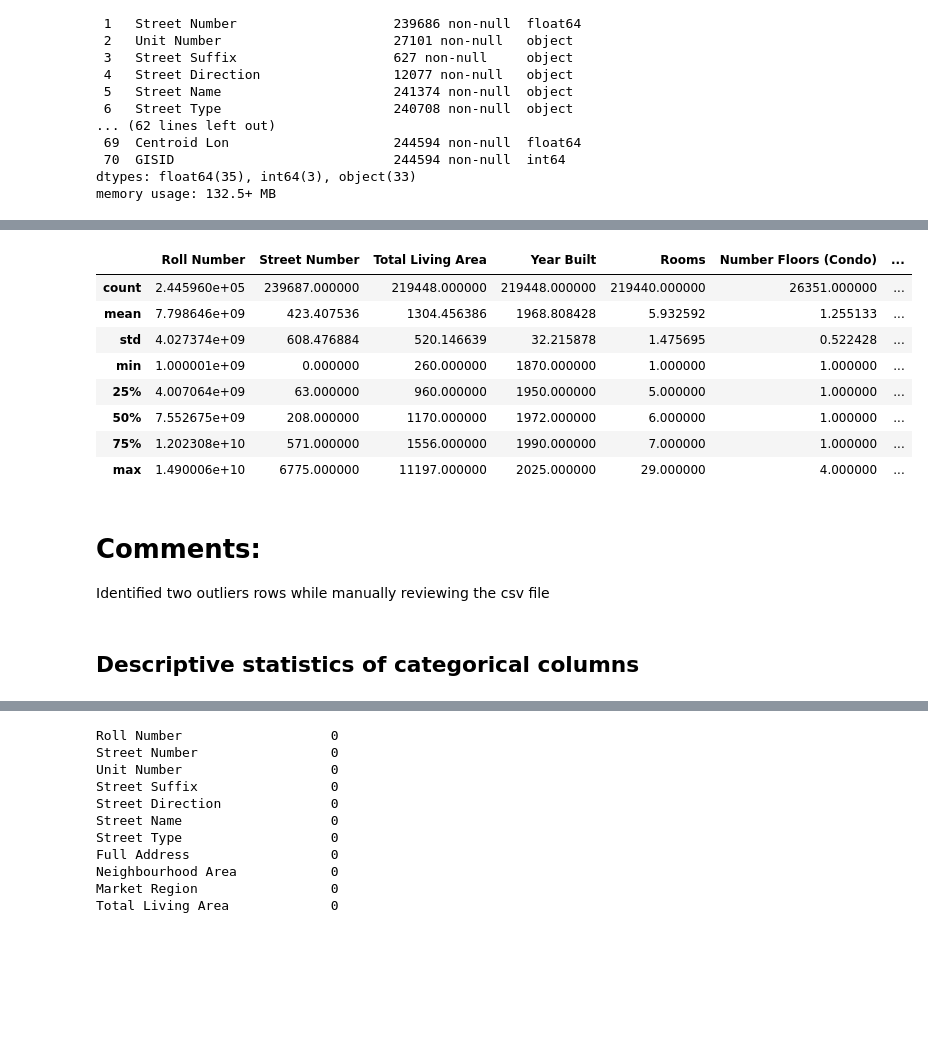
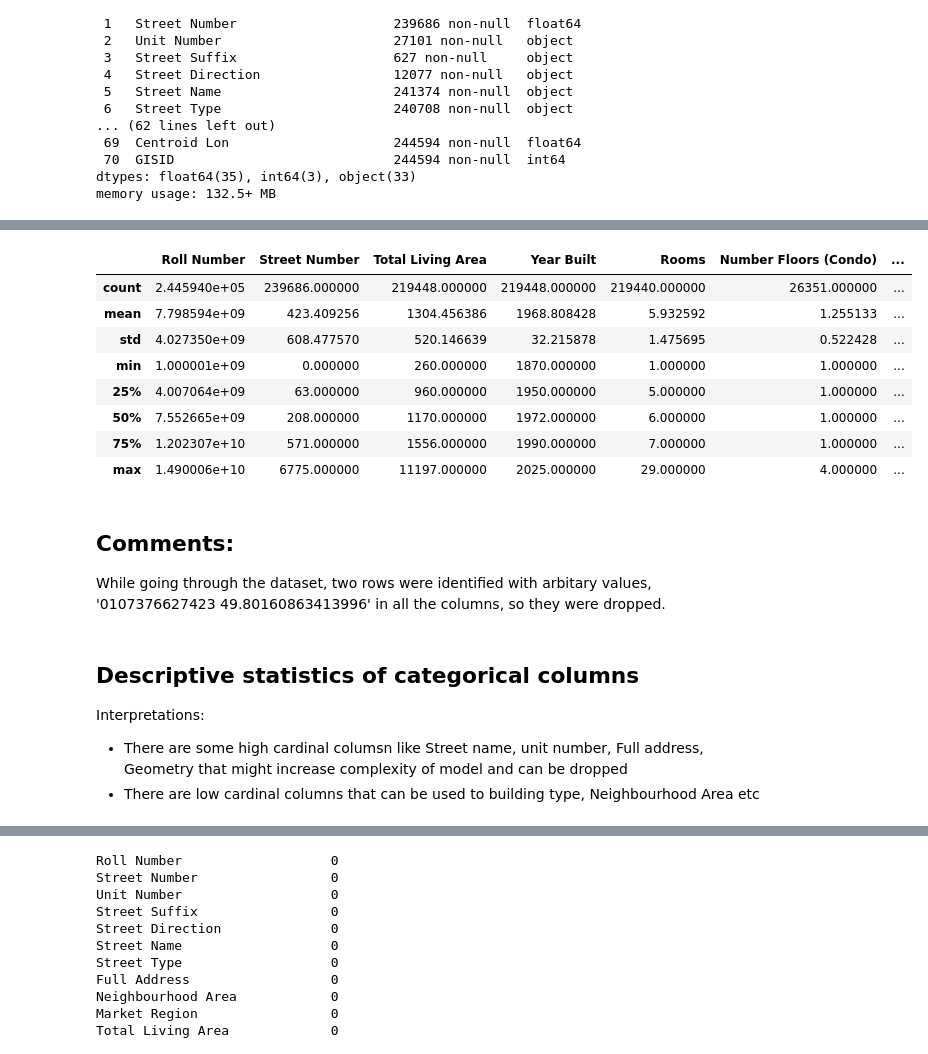
Before and after one commit to prarnamehta/Automated-Valuation-Model, a Jupyter notebook: Automated valuation model.ipynb, the cells around one changed output, grey strips where cells are left out. Cells and saved outputs as stored; diff of their text form; code cells hidden in the pictures; blank space fills up the shorter version.

```diff
--- a/Automated valuation model.ipynb
+++ b/Automated valuation model.ipynb
@@ -71,28 +89,25 @@ After scrubbing, the descriptive statistics of numerical columns is as following
 # %%
 # Numeric columns with special characters that need cleaning
 columns_to_clean = ['Street Number','Total Living Area','Total Assessed Value','Assessed Land Area','Water Frontage Measurement','Sewer Frontage Measurement',
                     'GISID','Roll Number','Dwelling Units','Current Assessment Year']
 
-# Add median separately since it's not included in describe()
-descriptive_stats.loc['median'] = ds.median()
-
-# Remove the dollar sign and convert to float
-ds[columns_to_clean] = ds[columns_to_clean].replace('[\$,]', '', regex=True).astype(float)
+for col in columns_to_clean:
+    ds[col] = pd.to_numeric(ds[col].replace('[\$,]', '', regex=True), errors='coerce')
 ds.describe()
 # %% [output]
 |  | Roll Number | Street Number | Total Living Area | Year Built | Rooms | Number Floors (Condo) | ... |
-| count | 2.445960e+05 | 239687.000000 | 219448.000000 | 219448.000000 | 219440.000000 | 26351.000000 | ... |
-| mean | 7.798646e+09 | 423.407536 | 1304.456386 | 1968.808428 | 5.932592 | 1.255133 | ... |
-| std | 4.027374e+09 | 608.476884 | 520.146639 | 32.215878 | 1.475695 | 0.522428 | ... |
+| count | 2.445940e+05 | 239686.000000 | 219448.000000 | 219448.000000 | 219440.000000 | 26351.000000 | ... |
+| mean | 7.798594e+09 | 423.409256 | 1304.456386 | 1968.808428 | 5.932592 | 1.255133 | ... |
+| std | 4.027350e+09 | 608.477570 | 520.146639 | 32.215878 | 1.475695 | 0.522428 | ... |
 | min | 1.000001e+09 | 0.000000 | 260.000000 | 1870.000000 | 1.000000 | 1.000000 | ... |
 | 25% | 4.007064e+09 | 63.000000 | 960.000000 | 1950.000000 | 5.000000 | 1.000000 | ... |
-| 50% | 7.552675e+09 | 208.000000 | 1170.000000 | 1972.000000 | 6.000000 | 1.000000 | ... |
-| 75% | 1.202308e+10 | 571.000000 | 1556.000000 | 1990.000000 | 7.000000 | 1.000000 | ... |
+| 50% | 7.552665e+09 | 208.000000 | 1170.000000 | 1972.000000 | 6.000000 | 1.000000 | ... |
+| 75% | 1.202307e+10 | 571.000000 | 1556.000000 | 1990.000000 | 7.000000 | 1.000000 | ... |
 | max | 1.490006e+10 | 6775.000000 | 11197.000000 | 2025.000000 | 29.000000 | 4.000000 | ... |
-# %% [markdown]
-# Comments:
-
-Identified two outliers rows while manually reviewing the csv file
+# %% [markdown]
+## Comments:
+
+While going through the dataset, two rows were identified with arbitary values, '0107376627423 49.80160863413996' in all the columns, so they were dropped.
 # %%
 # Changing the data type of 'Roll Number' to object in order to remove the long random roll number
 ds['Roll Number'] = ds['Roll Number'].astype(object)
@@ -104,6 +119,10 @@ roll_nos_to_drop = ['0107376627423 49.80160863413996', '9257376']
 ds = ds[~ds['Roll Number'].isin(roll_nos_to_drop)]
 # %% [markdown]
 ## Descriptive statistics of categorical columns
+
+Interpretations:
+- There are some high cardinal columsn like Street name, unit number, Full address, Geometry that might increase complexity of model and can be dropped
+- There are low cardinal columns that can be used to building type, Neighbourhood Area etc
 # %%
 # Generate descriptive statistics for categorical columns
 categorical_stats = ds.describe(include='object')
```
Also changed, not shown: parts of 49 cells of this notebook.
